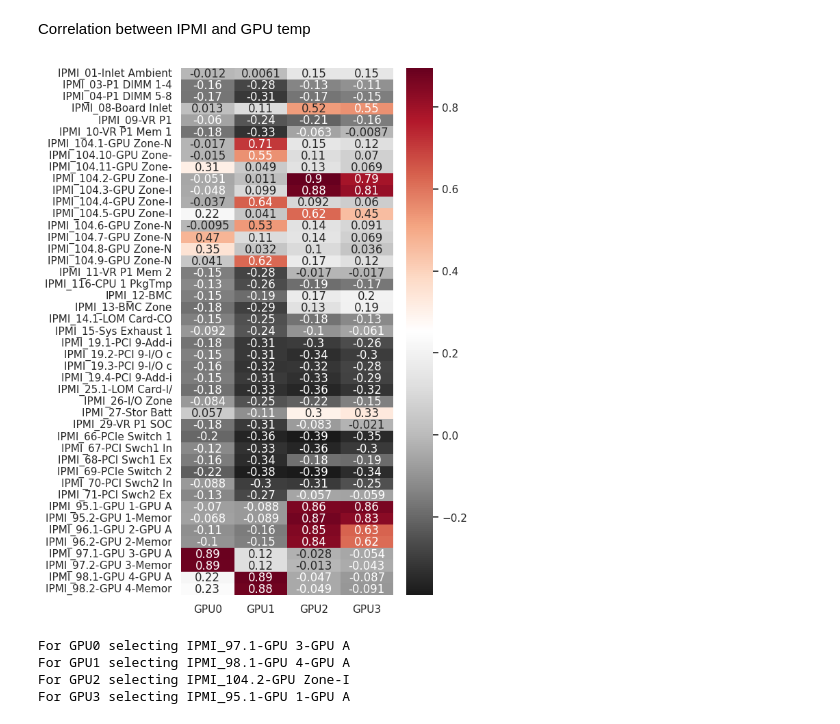
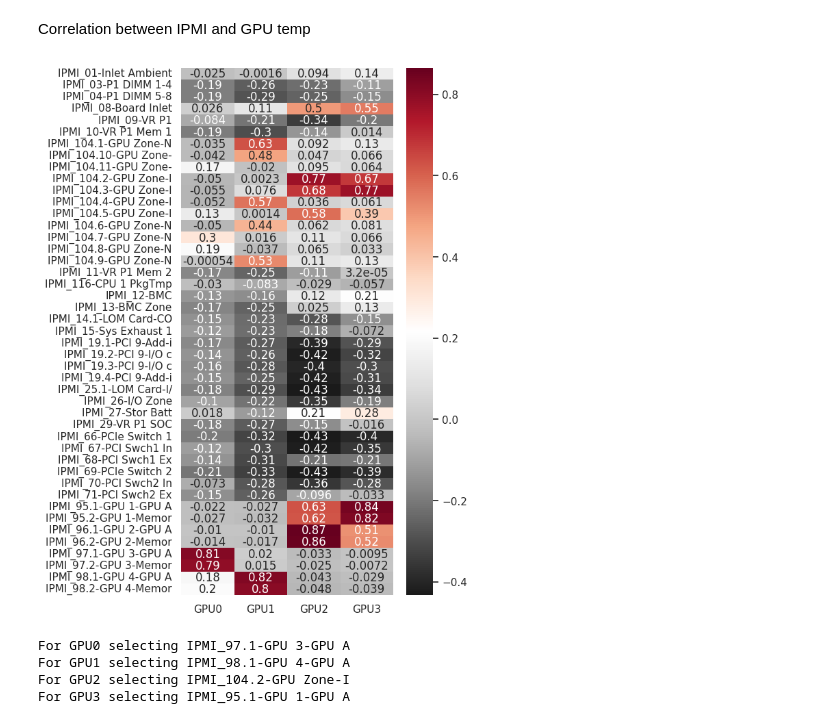
Before and after one commit to jacquetpi/cloud-gpu-manager, a Jupyter notebook: notebooks/passthroug-investig.ipynb, the cells around one changed output. Saved outputs shown, nothing was run; the diff lists cells and outputs as text; code cells hidden in the pictures.

```diff
--- a/notebooks/passthroug-investig.ipynb
+++ b/notebooks/passthroug-investig.ipynb
@@ -55,18 +55,18 @@ domain = ['GPU0', 'GPU1', 'GPU2', 'GPU3']
 domain_ipmi_keys = domain + ipmi_keys
 timestamp_ipmi_keys = ['timestamp'] + domain_ipmi_keys
 
-corr = dataset[domain_ipmi_keys].corr(method = 'spearman')
+corr = dataset[domain_ipmi_keys].corr(method = 'pearson')
 corr_filtered = corr[:len(domain)][ipmi_keys].T.dropna()
 # %% [markdown]
 Correlation between IPMI and GPU temp
 # %%
 fig, ax = plt.subplots(figsize=(5, 10))  # Set the figure size
 
 sns.heatmap(corr_filtered, ax=ax, annot = True, cmap=sns.color_palette(palette='RdGy_r', as_cmap=True))
 
-plt.gcf().savefig('figures/spearman-corr-ipmi.pdf', bbox_inches='tight')
+plt.gcf().savefig('figures/pearson-corr-ipmi.pdf', bbox_inches='tight')
 # %% [output]
-[figure, old version]
+[figure, new version]
 # %%
 ipmi_correlation = {}
 for gpu in domain:
```
Also changed, not shown: parts of 5 cells of this notebook.
